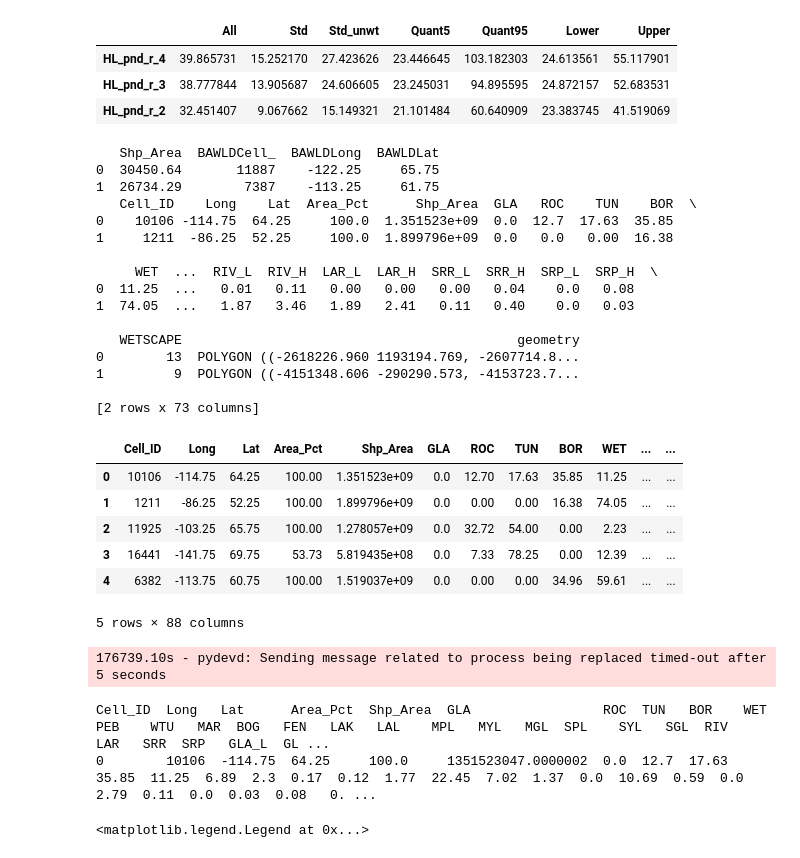
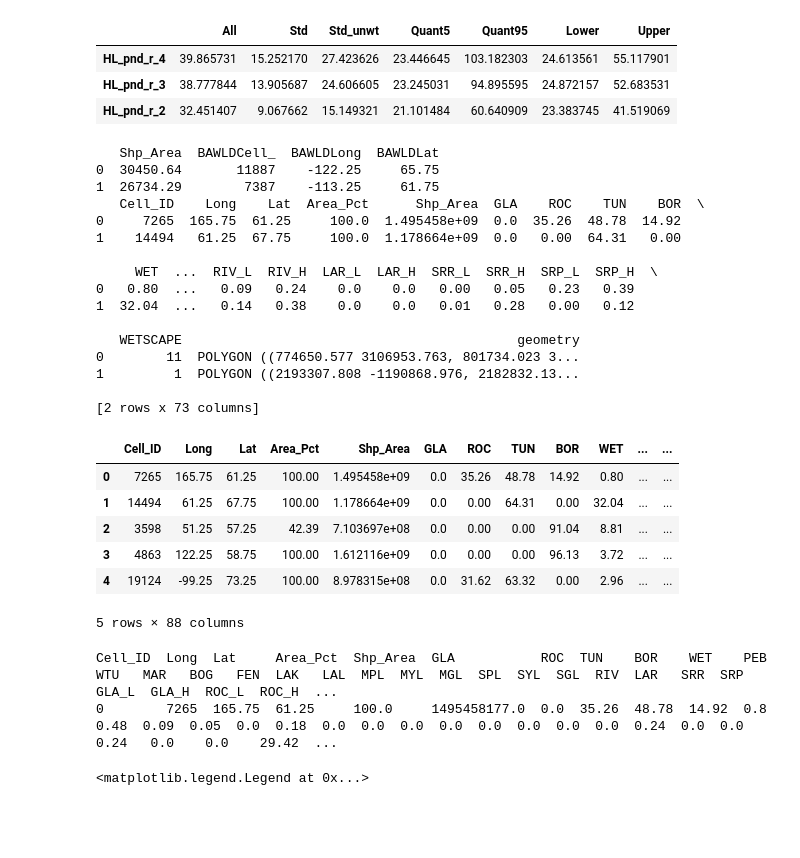
Before and after one commit to ekcomputer/lake-area, a Jupyter notebook: LSD_scale_comparison.ipynb, the cells around one changed output. Cells and saved outputs as stored; diff of their text form; code cells hidden in the pictures; blank space fills up the shorter version.

Commit message:
Updates to try to estimate total extrapolated area in HL_BAWLD...output csv is messed up and totals are too high...

```diff
--- a/LSD_scale_comparison.ipynb
+++ b/LSD_scale_comparison.ipynb
@@ -35,19 +35,21 @@ sns.set_style('ticks')
 ## I/O
 
 ## BAWLD domain
-# dataset = 'HL'
-# roi_region = 'BAWLD'
-# gdf_bawld_pth = '/mnt/g/Other/Kuhn-olefeldt-BAWLD/BAWLD/BAWLD_V1___Shapefile.zip'
-# gdf_HL_jn_pth = '/mnt/g/Ch4/GSW_zonal_stats/HL/v3/HL_zStats_Oc_binned_jnBAWLD.shp' # HL clipped to BAWLD
+dataset = 'HL'
+roi_region = 'BAWLD'
+gdf_bawld_pth = '/mnt/g/Other/Kuhn-olefeldt-BAWLD/BAWLD/BAWLD_V1___Shapefile.zip'
+gdf_HL_jn_pth = '/mnt/g/Ch4/GSW_zonal_stats/HL/v3/HL_zStats_Oc_binned_jnBAWLD.shp' # HL clipped to BAWLD
+version=2
 
 ## BAWLD-NAHL domain
-dataset = 'HL'
-roi_region = 'WBD_BAWLD'
-gdf_bawld_pth = '/mnt/g/Other/Kuhn-olefeldt-BAWLD/BAWLD/edk_out/BAWLD_V1_clipped_to_WBD.shp'
-gdf_HL_jn_pth = '/mnt/g/Ch4/GSW_zonal_stats/HL/v3/HL_zStats_Oc_binned_jnBAWLD_roiNAHL.shp' # HL clipped to BAWLD and WBD
+# dataset = 'HL'
+# roi_region = 'WBD_BAWLD'
+# gdf_bawld_pth = '/mnt/g/Other/Kuhn-olefeldt-BAWLD/BAWLD/edk_out/BAWLD_V1_clipped_to_WBD.shp'
+# gdf_HL_jn_pth = '/mnt/g/Ch4/GSW_zonal_stats/HL/v3/HL_zStats_Oc_binned_jnBAWLD_roiNAHL.shp' # HL clipped to BAWLD and WBD
+# version=1
 
 ## dynamic vars
-analysis_dir = '/mnt/g/Ch4/Area_extrapolations'
+analysis_dir = os.path.join('/mnt/g/Ch4/Area_extrapolations','v'+str(version))
 area_extrap_pth = os.path.join(analysis_dir, dataset+'_sub'+roi_region+'_extrap.csv')
 os.makedirs(analysis_dir, exist_ok=True)
 # %% [markdown]
@@ -408,51 +410,51 @@ print(gdf.head(2))
    Shp_Area  BAWLDCell_  BAWLDLong  BAWLDLat
 0  30450.64       11887    -122.25     65.75
 1  26734.29        7387    -113.25     61.75
-   Cell_ID    Long    Lat  Area_Pct      Shp_Area  GLA   ROC    TUN    BOR  \
-0    10106 -114.75  64.25     100.0  1.351523e+09  0.0  12.7  17.63  35.85
-1     1211  -86.25  52.25     100.0  1.899796e+09  0.0   0.0   0.00  16.38
+   Cell_ID    Long    Lat  Area_Pct      Shp_Area  GLA    ROC    TUN    BOR  \
+0     7265  165.75  61.25     100.0  1.495458e+09  0.0  35.26  48.78  14.92
+1    14494   61.25  67.75     100.0  1.178664e+09  0.0   0.00  64.31   0.00
 
      WET  ...  RIV_L  RIV_H  LAR_L  LAR_H  SRR_L  SRR_H  SRP_L  SRP_H  \
-0  11.25  ...   0.01   0.11   0.00   0.00   0.00   0.04    0.0   0.08
-1  74.05  ...   1.87   3.46   1.89   2.41   0.11   0.40    0.0   0.03
+0   0.80  ...   0.09   0.24    0.0    0.0   0.00   0.05   0.23   0.39
+1  32.04  ...   0.14   0.38    0.0    0.0   0.01   0.28   0.00   0.12
 
    WETSCAPE                                           geometry
-0        13  POLYGON ((-2618226.960 1193194.769, -2607714.8...
-1         9  POLYGON ((-4151348.606 -290290.573, -4153723.7...
+0        11  POLYGON ((774650.577 3106953.763, 801734.023 3...
+1         1  POLYGON ((2193307.808 -1190868.976, 2182832.13...
 
 [2 rows x 73 columns]
 # %%
 # Loop over grid cells (TODO: rewrite as a map or map_async)
 for i in tqdm(range(len(gdf))): # 10 # len(gdf)
     ## Select only lakes in cell (based on pour point)
     cell_id = gdf.loc[i, 'Cell_ID'] # called BAWLD_Cell in df
     df_tmp = df.query(f'BAWLDCell_==@cell_id')
 
     ## compute area stats
     gdf.loc[i, 'HL_area'] = df_tmp.Shp_Area.sum() # all HL-observable lakes
     gdf.loc[i, 'Ppnd_area'] = df_tmp.query('(Shp_Area >= 0.0001) and  (Shp_Area < 0.01)').Shp_Area.sum() # perl ponds (will always be 0 for HL)
     gdf.loc[i, 'Plk_area'] = df_tmp.query('(Shp_Area >= 0.01) and  (Shp_Area < 1)').Shp_Area.sum() # perl lakes (not ponds)
     gdf.loc[i, 'Mid_lk_area'] = df_tmp.query('(Shp_Area >= 0.1) and  (Shp_Area < 1)').Shp_Area.sum() # Mid lakes (if I used 0.3 cutoff, I could include all CIR sites) to use for extrapolation
     gdf.loc[i, 'Lg_lk_area'] = df_tmp.query('(Shp_Area >= 1)').Shp_Area.sum() # Large lakes (add to extrapolation)
     gdf.loc[i, 'Hpnd_extrap4'] = (1 + ratio_table.loc['HL_pnd_r_4', 'All'] / 100) * gdf.loc[i, 'Mid_lk_area'] + gdf.loc[i, 'Lg_lk_area']
-    gdf.loc[i, 'Hpnd_extrap4_l'] = (1 + ratio_table.loc['HL_pnd_r_4', 'Lower'] / 100) * gdf.loc[i, 'Mid_lk_area'] + gdf.loc[i, 'Lg_lk_area']
-    gdf.loc[i, 'Hpnd_extrap4_u'] = (1 + ratio_table.loc['HL_pnd_r_4', 'Upper'] / 100) * gdf.loc[i, 'Mid_lk_area'] + gdf.loc[i, 'Lg_lk_area']
-    gdf.loc[i, 'Hpnd_extrap3'] = (1 + ratio_table.loc['HL_pnd_r_3', 'All'] / 100) * gdf.loc[i, 'Mid_lk_area'] + gdf.loc[i, 'Lg_lk_area']
-    gdf.loc[i, 'Hpnd_extrap3_l'] = (1 + ratio_table.loc['HL_pnd_r_3', 'Lower'] / 100) * gdf.loc[i, 'Mid_lk_area'] + gdf.loc[i, 'Lg_lk_area']
-    gdf.loc[i, 'Hpnd_extrap3_u'] = (1 + ratio_table.loc['HL_pnd_r_3', 'Upper'] / 100) * gdf.loc[i, 'Mid_lk_area'] + gdf.loc[i, 'Lg_lk_area']
-    gdf.loc[i, 'Hpnd_extrap2'] = (1 + ratio_table.loc['HL_pnd_r_2', 'All'] / 100) * gdf.loc[i, 'Mid_lk_area'] + gdf.loc[i, 'Lg_lk_area']
-    gdf.loc[i, 'Hpnd_extrap2_l'] = (1 + ratio_table.loc['HL_pnd_r_2', 'Lower'] / 100) * gdf.loc[i, 'Mid_lk_area'] + gdf.loc[i, 'Lg_lk_area']
-    gdf.loc[i, 'Hpnd_extrap2_u'] = (1 + ratio_table.loc['HL_pnd_r_2', 'Upper'] / 100) * gdf.loc[i, 'Mid_lk_area'] + gdf.loc[i, 'Lg_lk_area']
+    gdf.loc[i, 'Extrap4_l'] = (1 + ratio_table.loc['HL_pnd_r_4', 'Lower'] / 100) * gdf.loc[i, 'Mid_lk_area'] + gdf.loc[i, 'Lg_lk_area']
+    gdf.loc[i, 'Extrap4_u'] = (1 + ratio_table.loc['HL_pnd_r_4', 'Upper'] / 100) * gdf.loc[i, 'Mid_lk_area'] + gdf.loc[i, 'Lg_lk_area']
+    gdf.loc[i, 'Extrap3'] = (1 + ratio_table.loc['HL_pnd_r_3', 'All'] / 100) * gdf.loc[i, 'Mid_lk_area'] + gdf.loc[i, 'Lg_lk_area']
+    gdf.loc[i, 'Extrap3_l'] = (1 + ratio_table.loc['HL_pnd_r_3', 'Lower'] / 100) * gdf.loc[i, 'Mid_lk_area'] + gdf.loc[i, 'Lg_lk_area']
+    gdf.loc[i, 'Extrap3_u'] = (1 + ratio_table.loc['HL_pnd_r_3', 'Upper'] / 100) * gdf.loc[i, 'Mid_lk_area'] + gdf.loc[i, 'Lg_lk_area']
+    gdf.loc[i, 'Extrap2'] = (1 + ratio_table.loc['HL_pnd_r_2', 'All'] / 100) * gdf.loc[i, 'Mid_lk_area'] + gdf.loc[i, 'Lg_lk_area']
+    gdf.loc[i, 'Extrap2_l'] = (1 + ratio_table.loc['HL_pnd_r_2', 'Lower'] / 100) * gdf.loc[i, 'Mid_lk_area'] + gdf.loc[i, 'Lg_lk_area']
+    gdf.loc[i, 'Extrap2_u'] = (1 + ratio_table.loc['HL_pnd_r_2', 'Upper'] / 100) * gdf.loc[i, 'Mid_lk_area'] + gdf.loc[i, 'Lg_lk_area']
     gdf.loc[i, 'Meg_lk_area'] = df_tmp.query('(Shp_Area >= 5000)').Shp_Area.sum() # Mega lakes (often subtracted from upscaling)
 
 gdf.head()
 # %% [output]
 |  | Cell_ID | Long | Lat | Area_Pct | Shp_Area | GLA | ROC | TUN | BOR | WET | ... | ... |
-| 0 | 10106 | -114.75 | 64.25 | 100.00 | 1.351523e+09 | 0.0 | 12.70 | 17.63 | 35.85 | 11.25 | ... | ... |
-| 1 | 1211 | -86.25 | 52.25 | 100.00 | 1.899796e+09 | 0.0 | 0.00 | 0.00 | 16.38 | 74.05 | ... | ... |
-| 2 | 11925 | -103.25 | 65.75 | 100.00 | 1.278057e+09 | 0.0 | 32.72 | 54.00 | 0.00 | 2.23 | ... | ... |
-| 3 | 16441 | -141.75 | 69.75 | 53.73 | 5.819435e+08 | 0.0 | 7.33 | 78.25 | 0.00 | 12.39 | ... | ... |
-| 4 | 6382 | -113.75 | 60.75 | 100.00 | 1.519037e+09 | 0.0 | 0.00 | 0.00 | 34.96 | 59.61 | ... | ... |
+| 0 | 7265 | 165.75 | 61.25 | 100.00 | 1.495458e+09 | 0.0 | 35.26 | 48.78 | 14.92 | 0.80 | ... | ... |
+| 1 | 14494 | 61.25 | 67.75 | 100.00 | 1.178664e+09 | 0.0 | 0.00 | 64.31 | 0.00 | 32.04 | ... | ... |
+| 2 | 3598 | 51.25 | 57.25 | 42.39 | 7.103697e+08 | 0.0 | 0.00 | 0.00 | 91.04 | 8.81 | ... | ... |
+| 3 | 4863 | 122.25 | 58.75 | 100.00 | 1.612116e+09 | 0.0 | 0.00 | 0.00 | 96.13 | 3.72 | ... | ... |
+| 4 | 19124 | -99.25 | 73.25 | 100.00 | 8.978315e+08 | 0.0 | 31.62 | 63.32 | 0.00 | 2.96 | ... | ... |
 5 rows × 88 columns
 # %%
 ## Write out
@@ -463,9 +465,8 @@ gdf.to_csv(area_extrap_pth)
 # !csv {area_extrap_pth}
 !head -n 2 {area_extrap_pth} | column -s, -t
 # %% [output]
-176739.10s - pydevd: Sending message related to process being replaced timed-out after 5 seconds
+Cell_ID  Long  Lat     Area_Pct  Shp_Area  GLA           ROC  TUN    BOR    WET    PEB  WTU   MAR   BOG   FEN  LAK   LAL  MPL  MYL  MGL  SPL  SYL  SGL  RIV  LAR   SRR  SRP  GLA_L  GLA_H  ROC_L  ROC_H  ...
+0        7265  165.75  61.25     100.0     1495458177.0  0.0  35.26  48.78  14.92  0.8  0.48  0.09  0.05  0.0  0.18  0.0  0.0  0.0  0.0  0.0  0.0  0.0  0.0  0.24  0.0  0.0  0.24   0.0    0.0    29.42  ...
-Cell_ID  Long   Lat      Area_Pct  Shp_Area  GLA                 ROC  TUN   BOR    WET    PEB    WTU   MAR  BOG   FEN   LAK   LAL    MPL   MYL   MGL  SPL    SYL   SGL  RIV   LAR   SRR  SRP   GLA_L  GL ...
-0        10106  -114.75  64.25     100.0     1351523047.0000002  0.0  12.7  17.63  35.85  11.25  6.89  2.3  0.17  0.12  1.77  22.45  7.02  1.37  0.0  10.69  0.59  0.0  2.79  0.11  0.0  0.03  0.08   0. ...
 # %%
 ## Plot total area as function of extrapolated min. size
 
```
Also changed, not shown: parts of 4 cells of this notebook, 1 other file.
